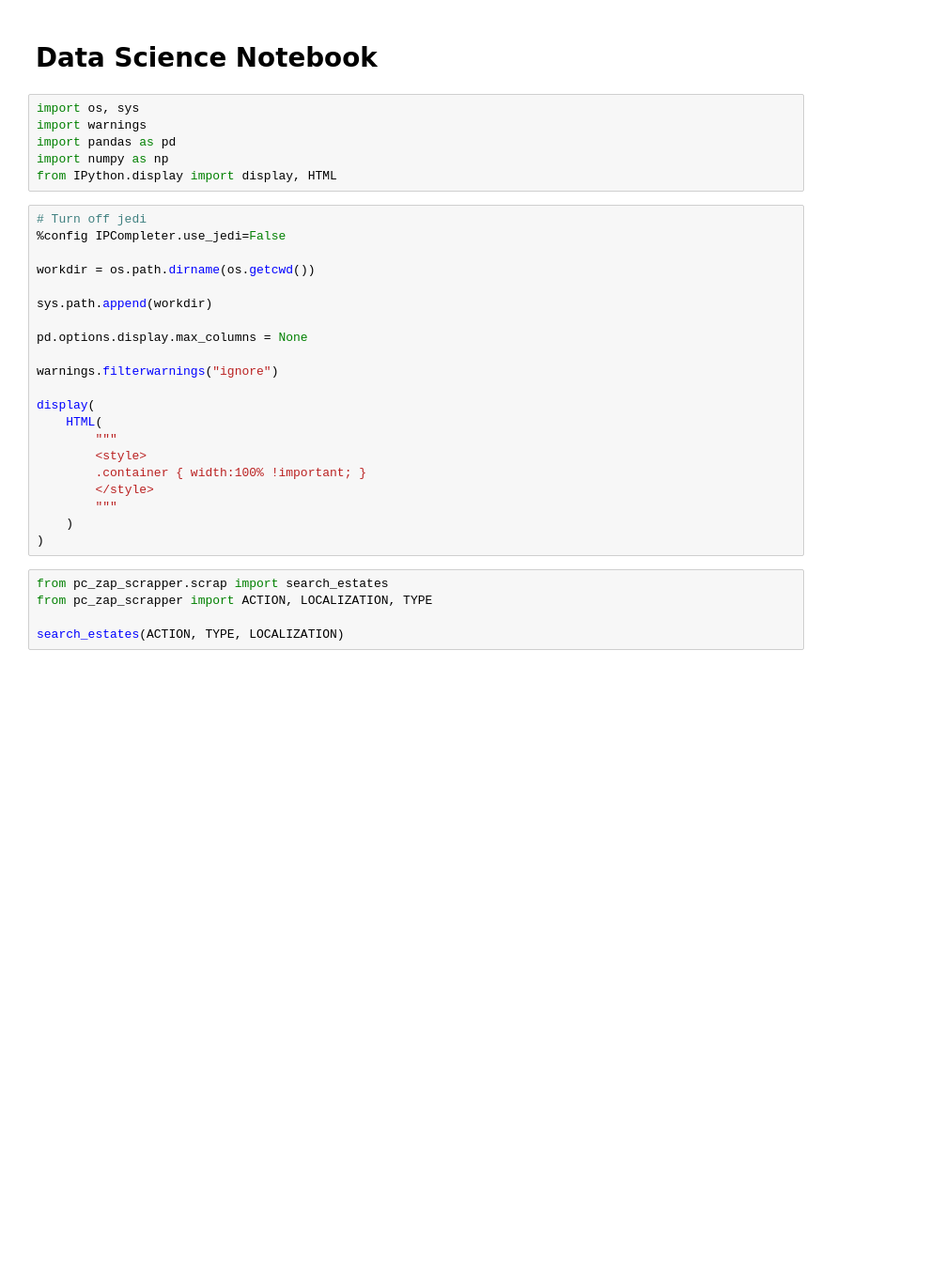
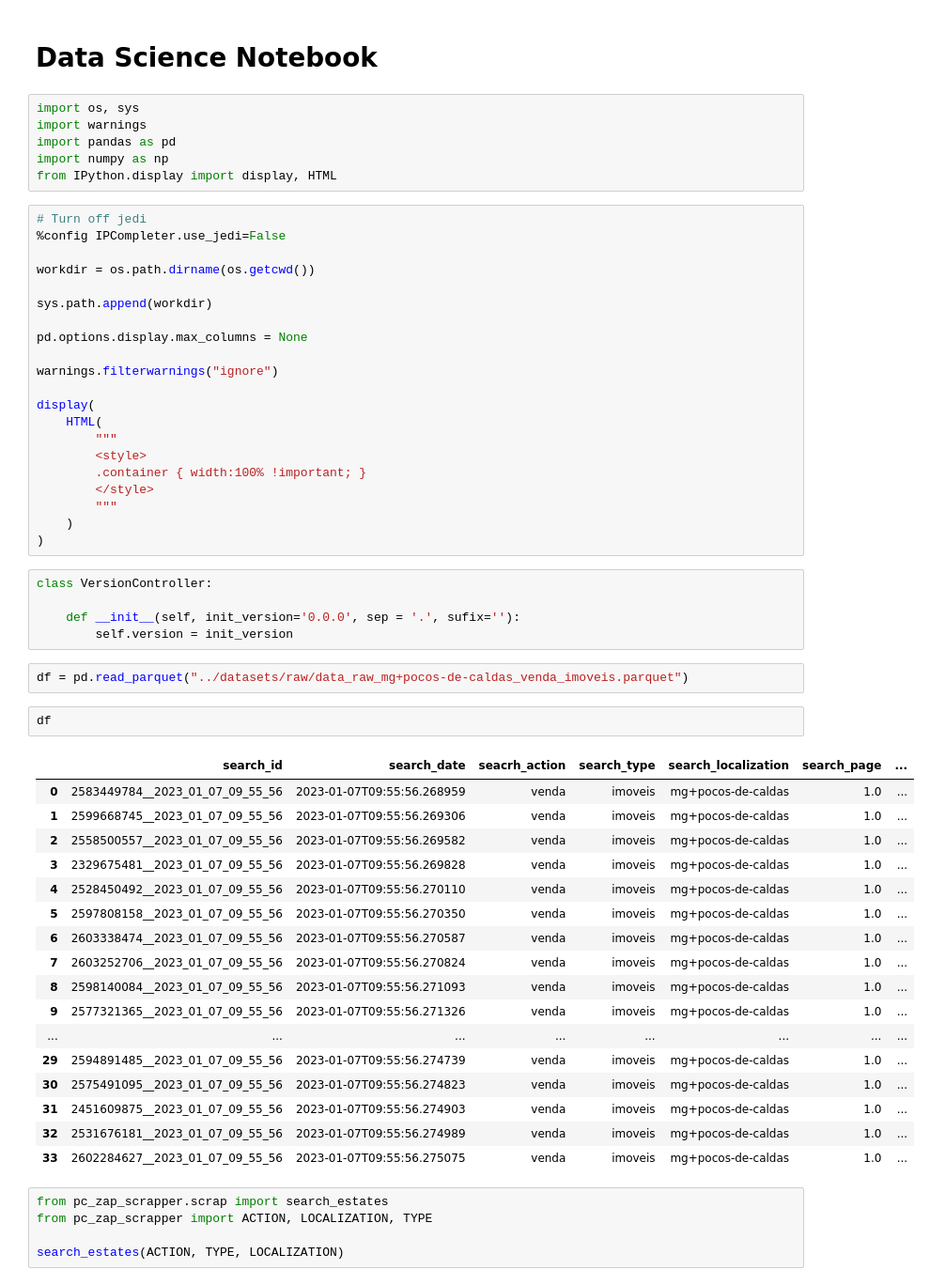
Before and after one commit to emdemor/pc_zap_scrapper, a Jupyter notebook: notebooks/test.ipynb, the cells around one changed output. Shown: that part at 94% size. Saved outputs shown, nothing was run; the diff lists cells and outputs as text; blank space fills up the shorter version.

Commit message:
imp: first version

```diff
--- a/notebooks/test.ipynb
+++ b/notebooks/test.ipynb
@@ -27,6 +27,33 @@ display(
         """
     )
 )
+# %%
+class VersionController:
+
+    def __init__(self, init_version='0.0.0', sep = '.', sufix=''):
+        self.version = init_version
+# %%
+df = pd.read_parquet("../datasets/raw/data_raw_mg+pocos-de-caldas_venda_imoveis.parquet")
+# %%
+df
+# %% [output]
+|  | search_id | search_date | seacrh_action | search_type | search_localization | search_page | ... |
+| 0 | 2583449784__2023_01_07_09_55_56 | 2023-01-07T09:55:56.268959 | venda | imoveis | mg+pocos-de-caldas | 1.0 | ... |
+| 1 | 2599668745__2023_01_07_09_55_56 | 2023-01-07T09:55:56.269306 | venda | imoveis | mg+pocos-de-caldas | 1.0 | ... |
+| 2 | 2558500557__2023_01_07_09_55_56 | 2023-01-07T09:55:56.269582 | venda | imoveis | mg+pocos-de-caldas | 1.0 | ... |
+| 3 | 2329675481__2023_01_07_09_55_56 | 2023-01-07T09:55:56.269828 | venda | imoveis | mg+pocos-de-caldas | 1.0 | ... |
+| 4 | 2528450492__2023_01_07_09_55_56 | 2023-01-07T09:55:56.270110 | venda | imoveis | mg+pocos-de-caldas | 1.0 | ... |
+| 5 | 2597808158__2023_01_07_09_55_56 | 2023-01-07T09:55:56.270350 | venda | imoveis | mg+pocos-de-caldas | 1.0 | ... |
+| 6 | 2603338474__2023_01_07_09_55_56 | 2023-01-07T09:55:56.270587 | venda | imoveis | mg+pocos-de-caldas | 1.0 | ... |
+| 7 | 2603252706__2023_01_07_09_55_56 | 2023-01-07T09:55:56.270824 | venda | imoveis | mg+pocos-de-caldas | 1.0 | ... |
+| 8 | 2598140084__2023_01_07_09_55_56 | 2023-01-07T09:55:56.271093 | venda | imoveis | mg+pocos-de-caldas | 1.0 | ... |
+| 9 | 2577321365__2023_01_07_09_55_56 | 2023-01-07T09:55:56.271326 | venda | imoveis | mg+pocos-de-caldas | 1.0 | ... |
+| ... | ... | ... | ... | ... | ... | ... | ... |
+| 29 | 2594891485__2023_01_07_09_55_56 | 2023-01-07T09:55:56.274739 | venda | imoveis | mg+pocos-de-caldas | 1.0 | ... |
+| 30 | 2575491095__2023_01_07_09_55_56 | 2023-01-07T09:55:56.274823 | venda | imoveis | mg+pocos-de-caldas | 1.0 | ... |
+| 31 | 2451609875__2023_01_07_09_55_56 | 2023-01-07T09:55:56.274903 | venda | imoveis | mg+pocos-de-caldas | 1.0 | ... |
+| 32 | 2531676181__2023_01_07_09_55_56 | 2023-01-07T09:55:56.274989 | venda | imoveis | mg+pocos-de-caldas | 1.0 | ... |
+| 33 | 2602284627__2023_01_07_09_55_56 | 2023-01-07T09:55:56.275075 | venda | imoveis | mg+pocos-de-caldas | 1.0 | ... |
 # %%
 from pc_zap_scrapper.scrap import search_estates
 from pc_zap_scrapper import ACTION, LOCALIZATION, TYPE
```
Also changed, not shown: 21 other files.
